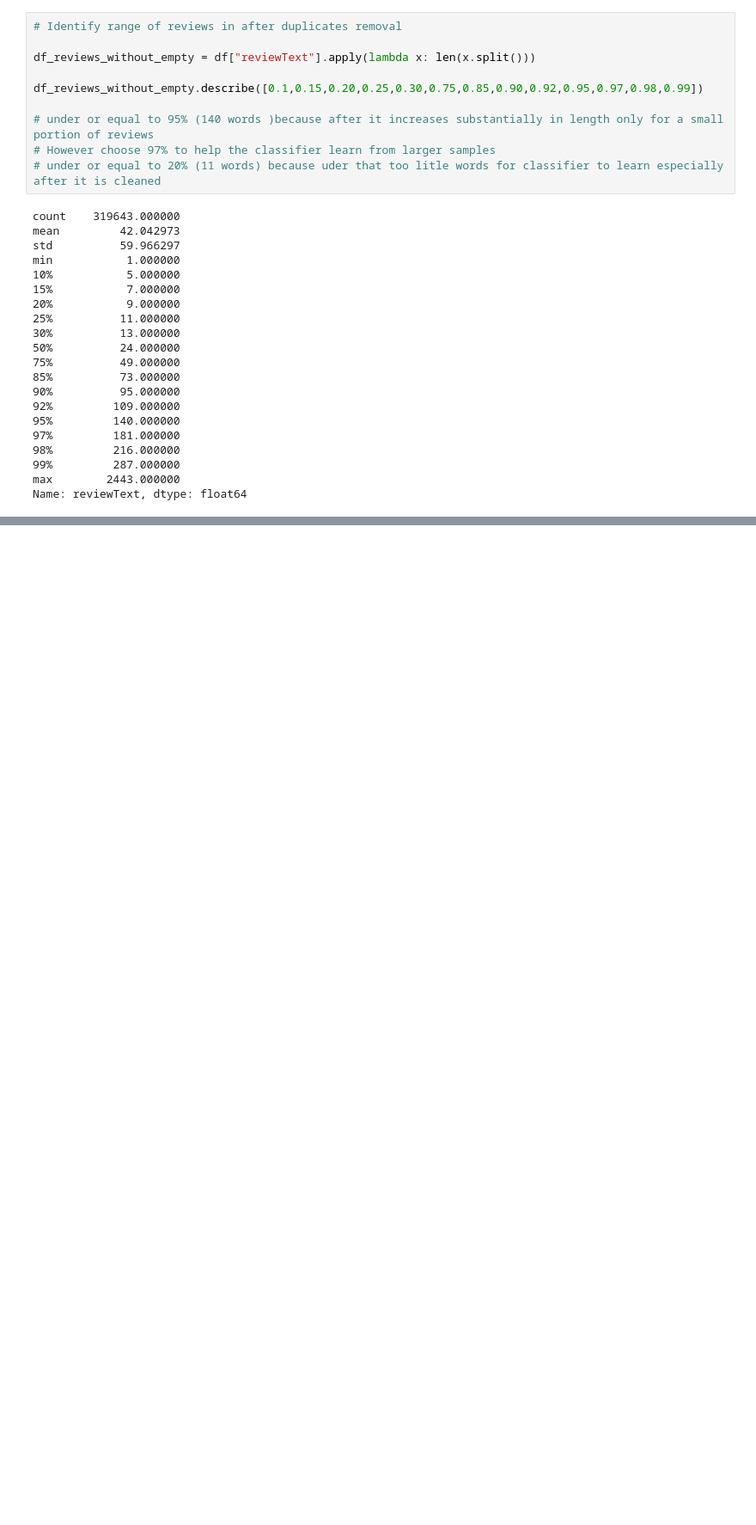
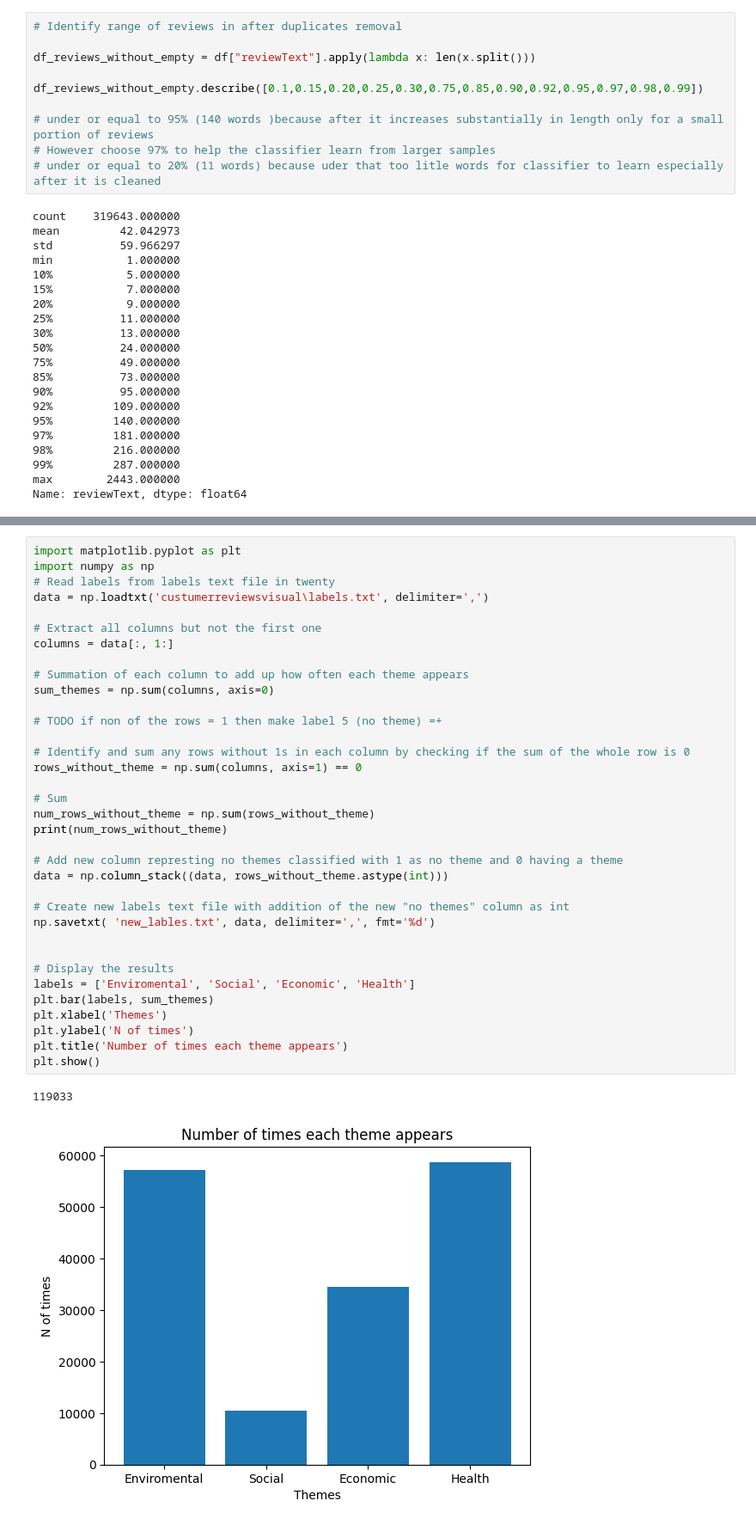
Before and after one commit to uol-feps-soc-comp3932-2324-classroom/synoptic-project-unilifehelp, a Jupyter notebook: Reviews File Cleaning.ipynb, the cells around one changed output, grey strips where cells are left out. Shown: that part at 86% size. Drawn from its saved outputs; the diff is of its cells as text; blank space fills up the shorter version.

```diff
--- a/Reviews File Cleaning.ipynb
+++ b/Reviews File Cleaning.ipynb
@@ -254,0 +386,38 @@ Counter(" ".join(df["clean_reviews"]).split()).most_common(100)
+# %%
+import matplotlib.pyplot as plt
+import numpy as np
+# Read labels from labels text file in twenty
+data = np.loadtxt('custumerreviewsvisual\labels.txt', delimiter=',')
+
+# Extract all columns but not the first one
+columns = data[:, 1:]
+
+# Summation of each column to add up how often each theme appears
+sum_themes = np.sum(columns, axis=0)
+
+# TODO if non of the rows = 1 then make label 5 (no theme) =+
+
+# Identify and sum any rows without 1s in each column by checking if the sum of the whole row is 0
+rows_without_theme = np.sum(columns, axis=1) == 0
+
+# Sum
+num_rows_without_theme = np.sum(rows_without_theme)
+print(num_rows_without_theme)
+
+# Add new column represting no themes classified with 1 as no theme and 0 having a theme
+data = np.column_stack((data, rows_without_theme.astype(int)))
+
+# Create new labels text file with addition of the new "no themes" column as int
+np.savetxt( 'new_lables.txt', data, delimiter=',', fmt='%d')
+
+
+# Display the results
+labels = ['Enviromental', 'Social', 'Economic', 'Health']
+plt.bar(labels, sum_themes)
+plt.xlabel('Themes')
+plt.ylabel('N of times')
+plt.title('Number of times each theme appears')
+plt.show()
+# %% [output]
+119033
+[figure, added]
```
Also changed, not shown: parts of 16 cells of this notebook, 8 other files.
